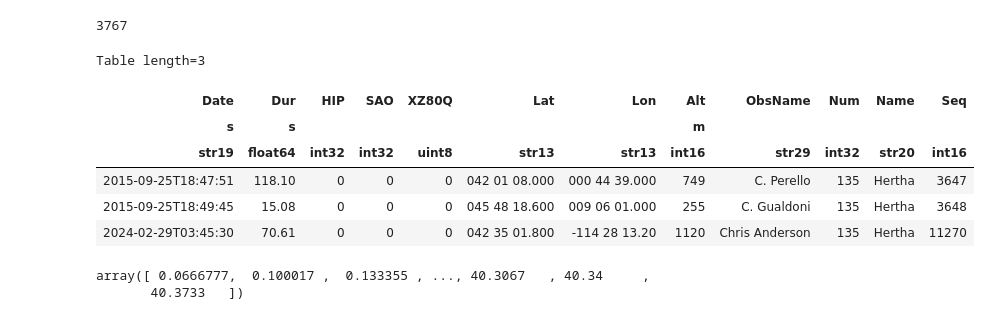
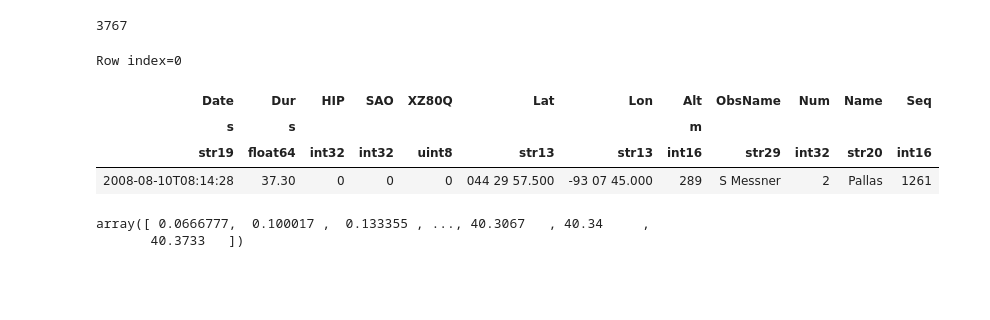
Before and after one commit to TLaidler/Portfolio, a Jupyter notebook: Astrofisica/Mestrado/drafts/Cat_Herald.ipynb, the cells around one changed output. Cells and saved outputs as stored; diff of their text form; code cells hidden in the pictures; blank space fills up the shorter version.

```diff
--- a/Astrofisica/Mestrado/drafts/Cat_Herald.ipynb
+++ b/Astrofisica/Mestrado/drafts/Cat_Herald.ipynb
@@ -100,15 +125,13 @@ df2 = df[df['Name'] == 'Hertha']
 # %% [output]
 3767
 # %%
-df[df['Name'] == 'Hertha']
+df[df['Name'] == 'Pallas'][0]
 # %% [output]
-Table length=3
+Row index=0
 | Date | Dur | HIP | SAO | XZ80Q | Lat | Lon | Alt | ObsName | Num | Name | Seq |
 | s | s |  |  |  |  |  | m |  |  |  |  |
 | str19 | float64 | int32 | int32 | uint8 | str13 | str13 | int16 | str29 | int32 | str20 | int16 |
-| 2015-09-25T18:47:51 | 118.10 | 0 | 0 | 0 | 042 01 08.000 | 000 44 39.000 | 749 | C. Perello | 135 | Hertha | 3647 |
-| 2015-09-25T18:49:45 | 15.08 | 0 | 0 | 0 | 045 48 18.600 | 009 06 01.000 | 255 | C. Gualdoni | 135 | Hertha | 3648 |
-| 2024-02-29T03:45:30 | 70.61 | 0 | 0 | 0 | 042 35 01.800 | -114 28 13.20 | 1120 | Chris Anderson | 135 | Hertha | 11270 |
+| 2008-08-10T08:14:28 | 37.30 | 0 | 0 | 0 | 044 29 57.500 | -93 07 45.000 | 289 | S Messner | 2 | Pallas | 1261 |
 # %%
 time
 # %% [output]
```
Also changed, not shown: parts of 6 cells of this notebook, 1 other file.
